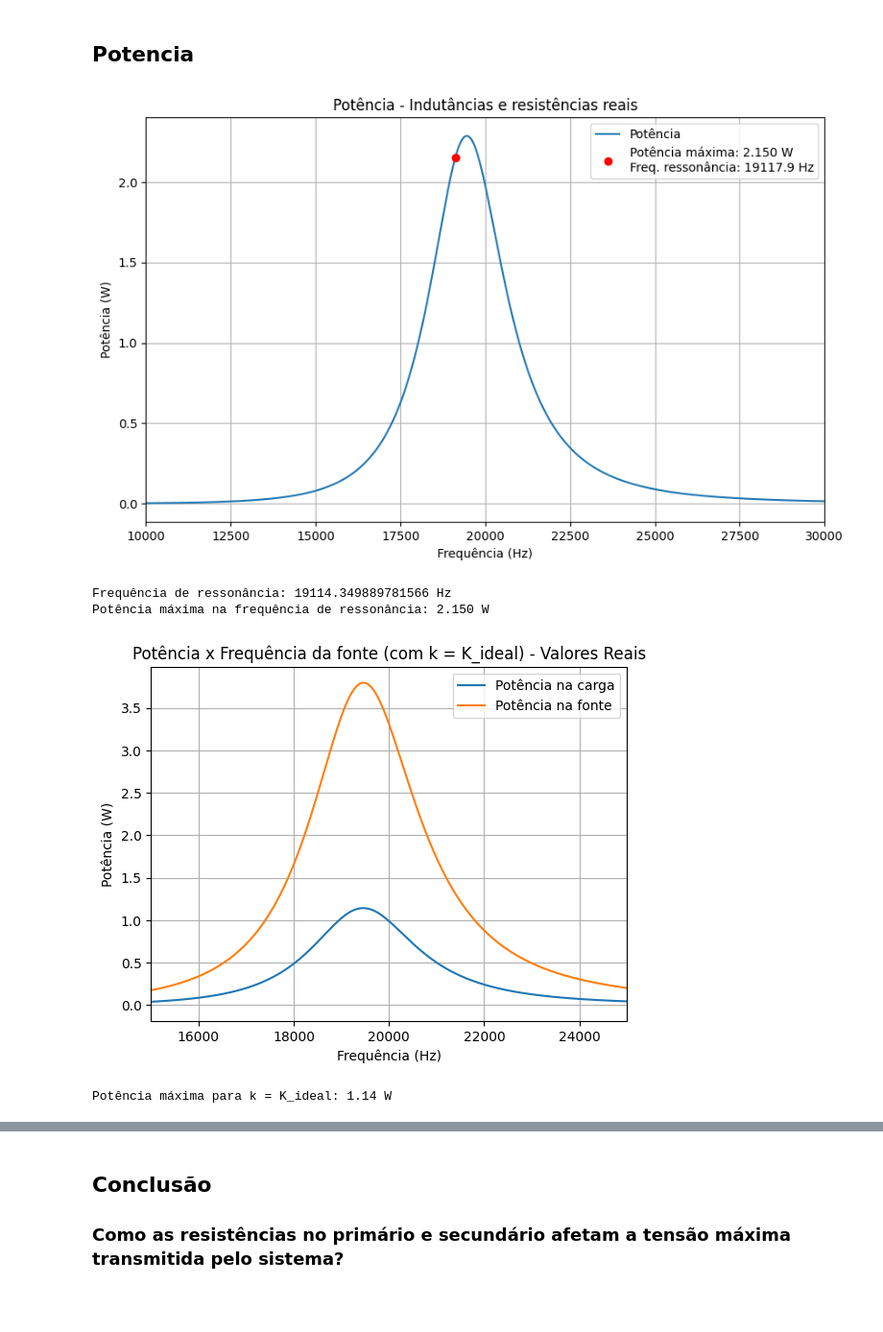
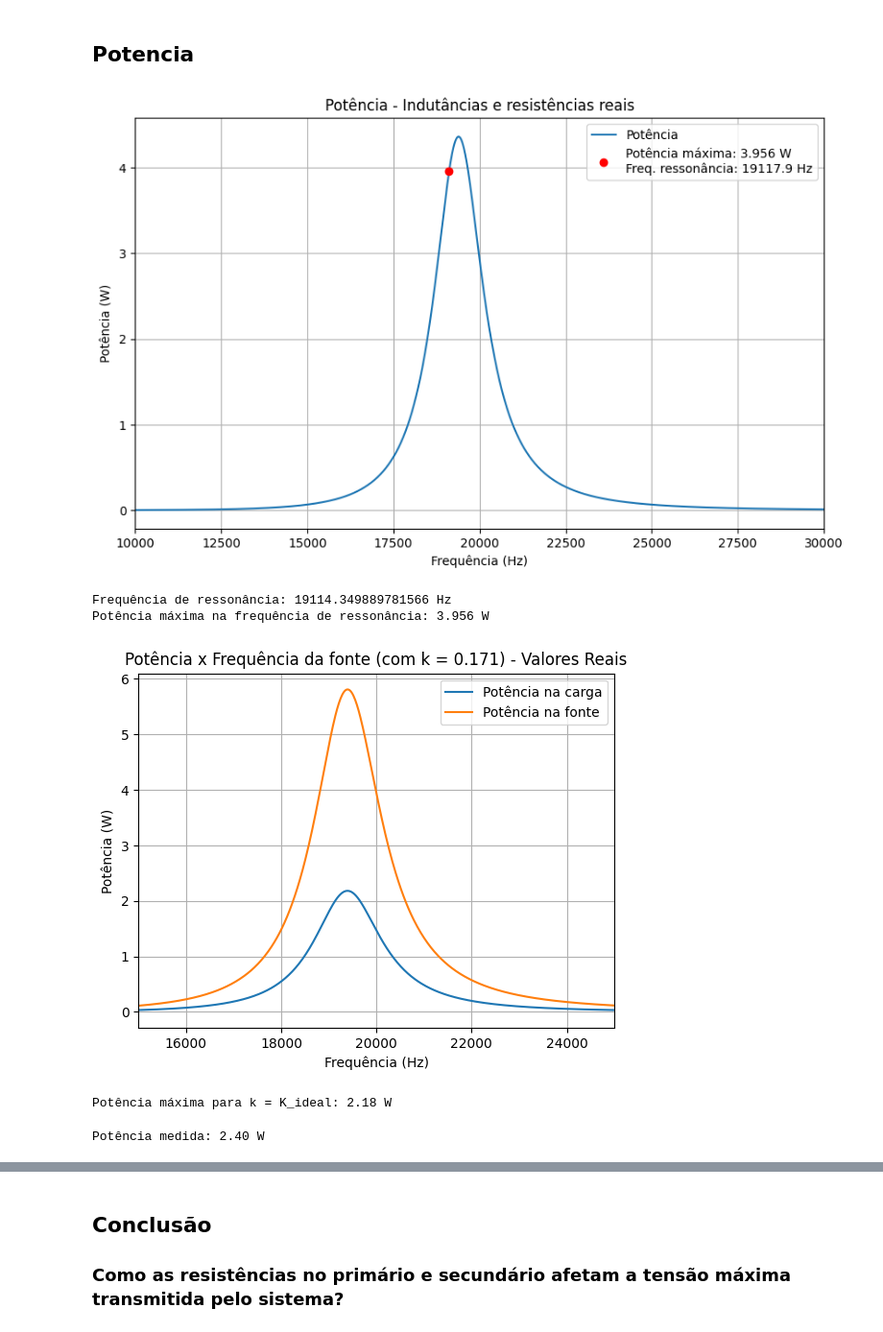
Before and after one commit to gustavoeso/Projeto_mag_2023.2, a Jupyter notebook: projeto.ipynb, the cells around one changed output, grey strips where cells are left out. Shown at 96% size. Cells and saved outputs as stored; diff of their text form; code cells hidden in the pictures; blank space fills up the shorter version.

```diff
--- a/projeto.ipynb
+++ b/projeto.ipynb
@@ -512,7 +512,7 @@ R2 = 1.771
 L1 = 0.0004622
 L2 = 0.0004622
 Rc = 100
-K_ideal = 0.1981981981981982
+K_ideal = 0.17117117117117117
 C = 150e-9
 lista_freq = np.linspace(10000, 100000, 10000)
 V_entrada = 9*2/pi
@@ -580,7 +580,7 @@ plt.show()
 ## Potencia
 # %%
 # potencia maxima na frequencia de ressonancia
-freq_ressonancia = CalculaFrequenciaRessonancia(L1, C)
+freq_ressonancia = CalculaFrequenciaRessonancia(L2, C)
 # Encontrar o índice mais próximo da frequência de ressonância
 i_ressonancia = np.argmin(np.abs(lista_freq - freq_ressonancia))
 
@@ -609,9 +609,9 @@ plt.show()
 print(f'Frequência de ressonância: {freq_ressonancia.real} Hz')
 print(f'Potência máxima na frequência de ressonância: {lista_potencia[i_ressonancia]:.3f} W')
 # %% [output]
-[figure, old version]
+[figure, new version]
 Frequência de ressonância: 19114.349889781566 Hz
-Potência máxima na frequência de ressonância: 2.150 W
+Potência máxima na frequência de ressonância: 3.956 W
 # %%
 lista_iRC = []
 lista_eficiencia = []
@@ -629,7 +629,7 @@ C = 150e-9
 Rc = 100
 Uf = rect(9, 0)
 uf_simulado = 9*2/pi
-incerteza = 1.5 #Ohms
+incerteza = 0  #Ohms
 
 lista_freq = np.linspace(10e3, 200e3, 10500)
 
@@ -652,34 +652,39 @@ for f in lista_freq:
 
     # ------------------- Valores Reais ------------------- #
 
     #Calculando novamente para os valores reais
     i1_2, i2_2, _ = CalcularTransformador_projeto2(uf_simulado, R1 + incerteza, R2 + incerteza, Rc, L1, L2, C, K_ideal, f)
     Pot_2 = (Calcula_Potencia(Uf, i1_2)).real
     lista_potencia_fonte_2.append(Pot_2)
 
     Z_eq_carga_2 = ((1/(1j*w*C))*Rc)/((1/(1j*w*C))+Rc)
     V_carga_2 = i2_2*Z_eq_carga_2
     I_Rc_2 = V_carga_2/Rc
     Pot_carga_2 = (Calcula_Potencia(V_carga_2, I_Rc_2)).real
 
     #Adiciona os resultados na lista
     lista_potencia_carga_2.append(Pot_carga_2)
     lista_eficiencia_2.append(calcula_eficiencia(Pot_2, Pot_carga_2))
 
 
 #Plotando a eficiência em função da frequência - Valores Reais
 plt.plot(lista_freq, lista_potencia_carga_2, label="Potência na carga")
 plt.plot(lista_freq, lista_potencia_fonte_2, label="Potência na fonte")
-plt.title("Potência x Frequência da fonte (com k = K_ideal) - Valores Reais")
+plt.title("Potência x Frequência da fonte (com k = 0.171) - Valores Reais")
 plt.xlabel("Frequência (Hz)")
 plt.ylabel("Potência (W)")
 plt.xlim(15000, 25000)
 plt.legend()
 plt.grid(True)
 plt.show()
 
 print(f'Potência máxima para k = K_ideal: {max(lista_potencia_carga_2):.2f} W')
 # %% [output]
-[figure, old version]
+[figure, new version]
-Potência máxima para k = K_ideal: 1.14 W
+Potência máxima para k = K_ideal: 2.18 W
+# %%
+potencia_maxima_real = 15.5**2 / Rc
+print(f'Potência medida: {potencia_maxima_real:.2f} W')
+# %% [output]
+Potência medida: 2.40 W
 # %%
```
Also changed, not shown: parts of 12 cells of this notebook.
